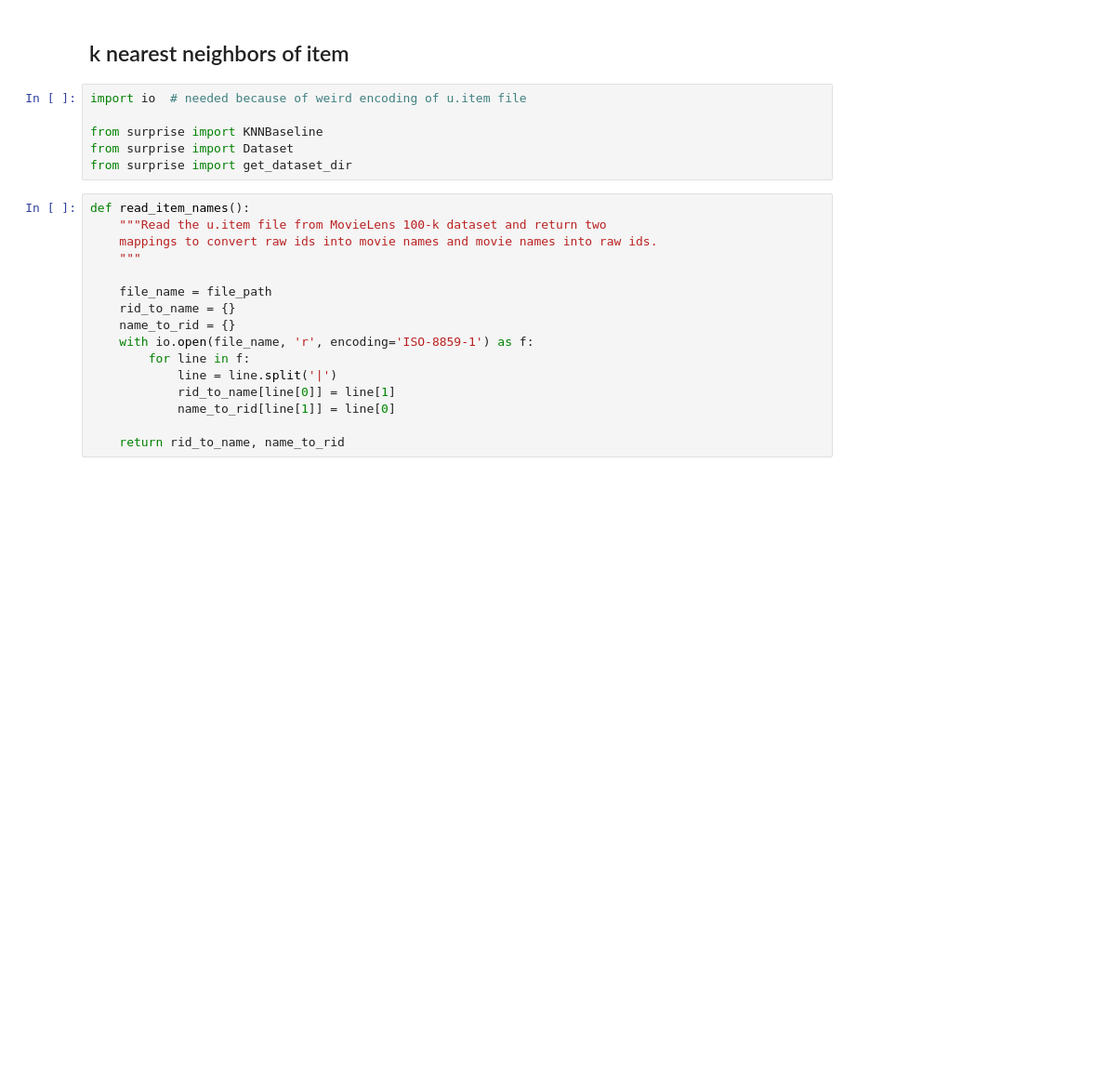
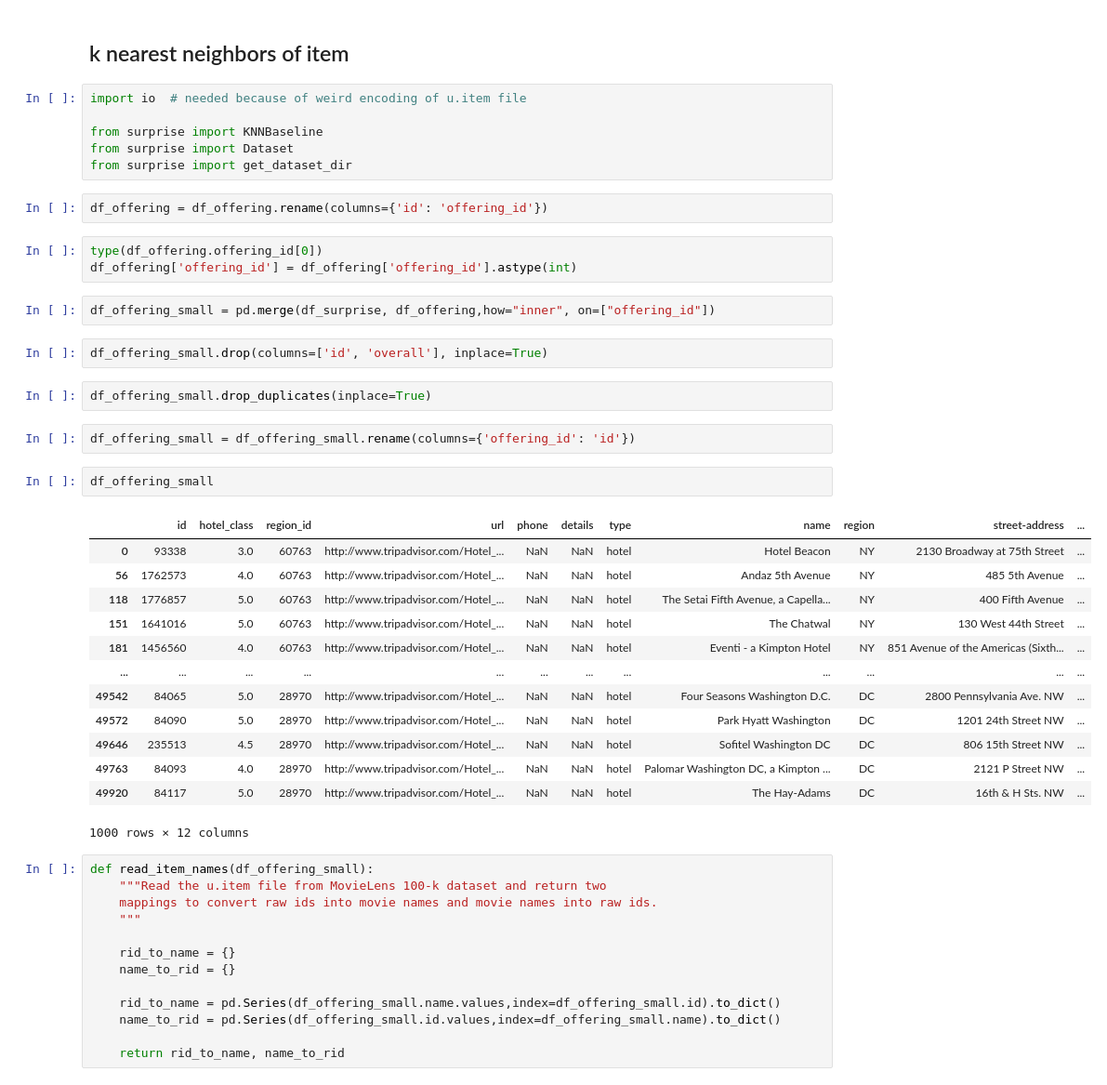
Before and after one commit to albasitdikova/Hotel_recommender_system, a Jupyter notebook: Recommendation_system.ipynb, the cells around one changed output. Shown at 93% size. Cells and saved outputs as stored; diff of their text form; blank space fills up the shorter version.

```diff
--- a/Recommendation_system.ipynb
+++ b/Recommendation_system.ipynb
@@ -661,20 +643,46 @@ import io  # needed because of weird encoding of u.item file
 from surprise import KNNBaseline
 from surprise import Dataset
 from surprise import get_dataset_dir
+# %%
+df_offering = df_offering.rename(columns={'id': 'offering_id'})
+# %%
+type(df_offering.offering_id[0])
+df_offering['offering_id'] = df_offering['offering_id'].astype(int)
+# %%
+df_offering_small = pd.merge(df_surprise, df_offering,how="inner", on=["offering_id"])
+# %%
+df_offering_small.drop(columns=['id', 'overall'], inplace=True)
+# %%
+df_offering_small.drop_duplicates(inplace=True)
+# %%
+df_offering_small = df_offering_small.rename(columns={'offering_id': 'id'})
+# %%
+df_offering_small
+# %% [output]
+|  | id | hotel_class | region_id | url | phone | details | type | name | region | street-address | ... |
+| 0 | 93338 | 3.0 | 60763 | http://www.tripadvisor.com/Hotel_... | NaN | NaN | hotel | Hotel Beacon | NY | 2130 Broadway at 75th Street | ... |
+| 56 | 1762573 | 4.0 | 60763 | http://www.tripadvisor.com/Hotel_... | NaN | NaN | hotel | Andaz 5th Avenue | NY | 485 5th Avenue | ... |
+| 118 | 1776857 | 5.0 | 60763 | http://www.tripadvisor.com/Hotel_... | NaN | NaN | hotel | The Setai Fifth Avenue, a Capella... | NY | 400 Fifth Avenue | ... |
+| 151 | 1641016 | 5.0 | 60763 | http://www.tripadvisor.com/Hotel_... | NaN | NaN | hotel | The Chatwal | NY | 130 West 44th Street | ... |
+| 181 | 1456560 | 4.0 | 60763 | http://www.tripadvisor.com/Hotel_... | NaN | NaN | hotel | Eventi - a Kimpton Hotel | NY | 851 Avenue of the Americas (Sixth... | ... |
+| ... | ... | ... | ... | ... | ... | ... | ... | ... | ... | ... | ... |
+| 49542 | 84065 | 5.0 | 28970 | http://www.tripadvisor.com/Hotel_... | NaN | NaN | hotel | Four Seasons Washington D.C. | DC | 2800 Pennsylvania Ave. NW | ... |
+| 49572 | 84090 | 5.0 | 28970 | http://www.tripadvisor.com/Hotel_... | NaN | NaN | hotel | Park Hyatt Washington | DC | 1201 24th Street NW | ... |
+| 49646 | 235513 | 4.5 | 28970 | http://www.tripadvisor.com/Hotel_... | NaN | NaN | hotel | Sofitel Washington DC | DC | 806 15th Street NW | ... |
+| 49763 | 84093 | 4.0 | 28970 | http://www.tripadvisor.com/Hotel_... | NaN | NaN | hotel | Palomar Washington DC, a Kimpton ... | DC | 2121 P Street NW | ... |
+| 49920 | 84117 | 5.0 | 28970 | http://www.tripadvisor.com/Hotel_... | NaN | NaN | hotel | The Hay-Adams | DC | 16th & H Sts. NW | ... |
+1000 rows × 12 columns
 # %%
-def read_item_names():
+def read_item_names(df_offering_small):
     """Read the u.item file from MovieLens 100-k dataset and return two
     mappings to convert raw ids into movie names and movie names into raw ids.
     """
 
-    file_name = file_path
     rid_to_name = {}
     name_to_rid = {}
-    with io.open(file_name, 'r', encoding='ISO-8859-1') as f:
-        for line in f:
-            line = line.split('|')
-            rid_to_name[line[0]] = line[1]
-            name_to_rid[line[1]] = line[0]
+
+    rid_to_name = pd.Series(df_offering_small.name.values,index=df_offering_small.id).to_dict()
+    name_to_rid = pd.Series(df_offering_small.id.values,index=df_offering_small.name).to_dict()
 
     return rid_to_name, name_to_rid
 # %%
```
Also changed, not shown: parts of 74 cells of this notebook.
